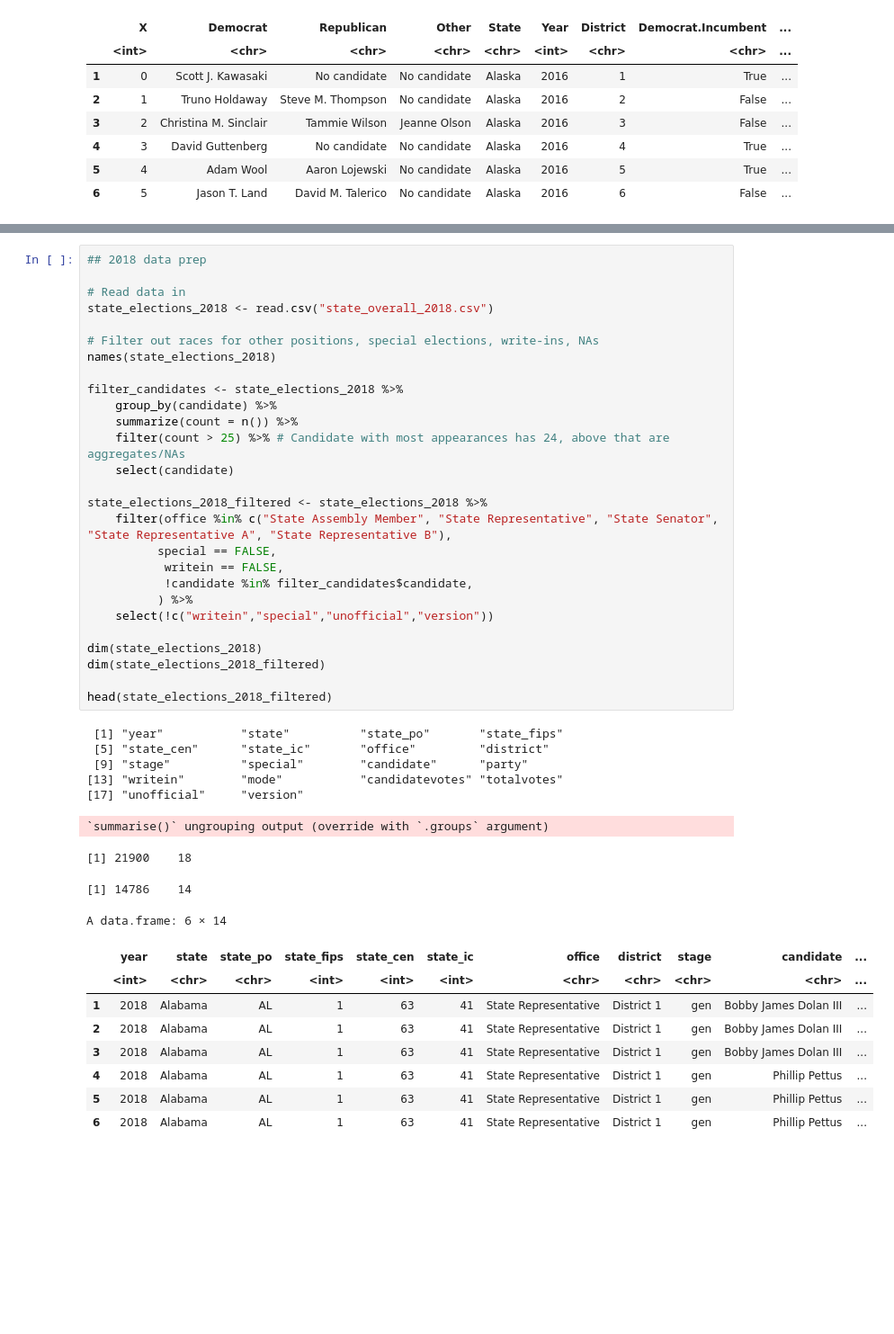
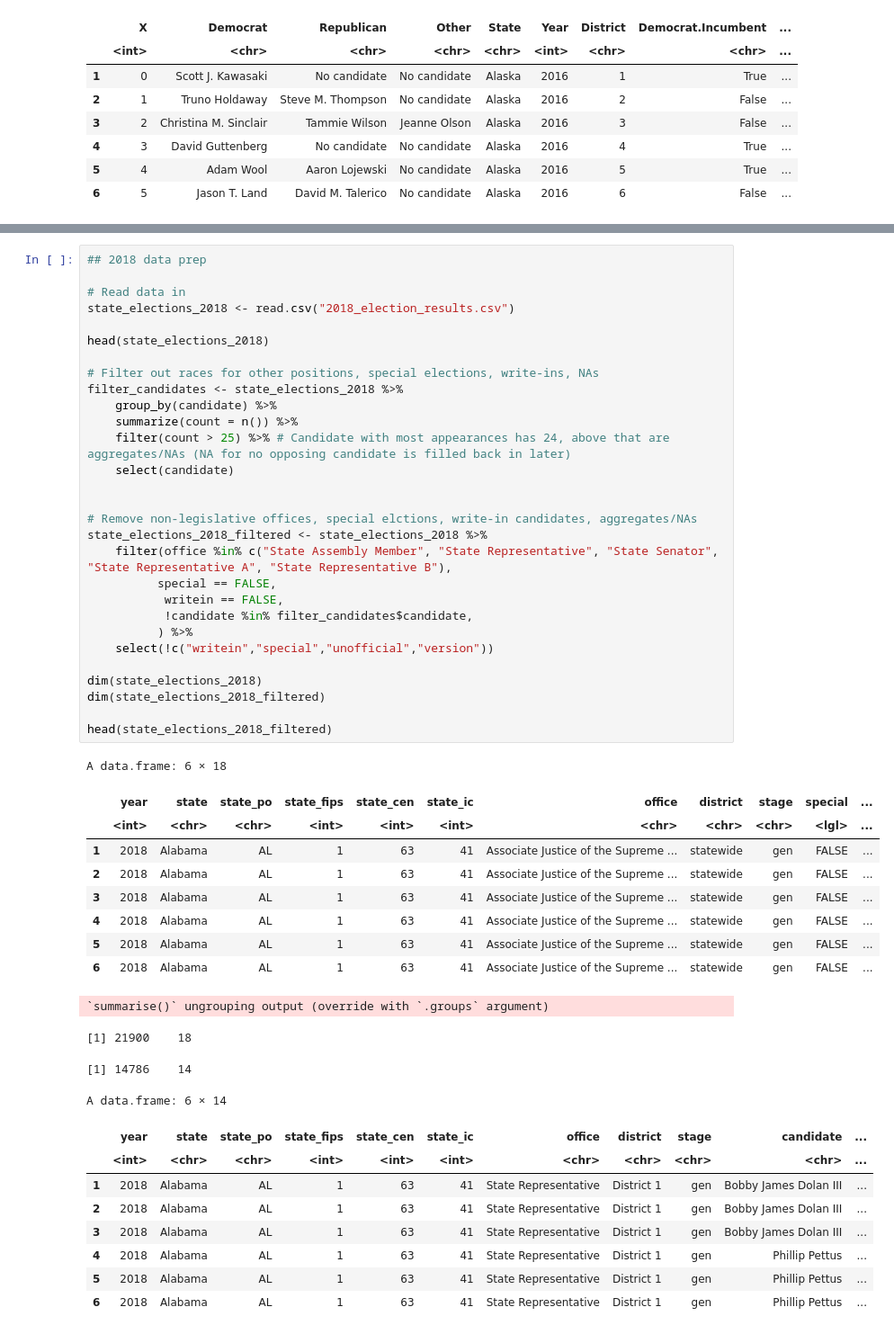
Before and after one commit to michael-bonitati-1117/final_project, a Jupyter notebook: Gender_Code.ipynb, the cells around one changed output, grey strips where cells are left out. Shown at 90% size. Saved outputs shown, nothing was run; the diff lists cells and outputs as text; blank space fills up the shorter version.

```diff
--- a/Gender_Code.ipynb
+++ b/Gender_Code.ipynb
@@ -224,46 +172,52 @@ ERROR: Error in eval(lhs, parent, parent): object 'Dem_data' not found
 # %%
 ## 2018 data prep
 
 # Read data in
-state_elections_2018 <- read.csv("state_overall_2018.csv")
+state_elections_2018 <- read.csv("2018_election_results.csv")
+
+head(state_elections_2018)
 
 # Filter out races for other positions, special elections, write-ins, NAs
-names(state_elections_2018)
-
 filter_candidates <- state_elections_2018 %>%
     group_by(candidate) %>%
     summarize(count = n()) %>%
-    filter(count > 25) %>% # Candidate with most appearances has 24, above that are aggregates/NAs
+    filter(count > 25) %>% # Candidate with most appearances has 24, above that are aggregates/NAs (NA for no opposing candidate is filled back in later)
     select(candidate)
 
+
+# Remove non-legislative offices, special elctions, write-in candidates, aggregates/NAs
 state_elections_2018_filtered <- state_elections_2018 %>%
     filter(office %in% c("State Assembly Member", "State Representative", "State Senator", "State Representative A", "State Representative B"),
           special == FALSE,
            writein == FALSE,
            !candidate %in% filter_candidates$candidate,
           ) %>%
     select(!c("writein","special","unofficial","version"))
 
 dim(state_elections_2018)
 dim(state_elections_2018_filtered)
 
 head(state_elections_2018_filtered)
 # %% [output]
- [1] "year"           "state"          "state_po"       "state_fips"
- [5] "state_cen"      "state_ic"       "office"         "district"
- [9] "stage"          "special"        "candidate"      "party"
-[13] "writein"        "mode"           "candidatevotes" "totalvotes"
-[17] "unofficial"     "version"
+A data.frame: 6 × 18
+|  | year | state | state_po | state_fips | state_cen | state_ic | office | district | stage | special | ... |
+|  | <int> | <chr> | <chr> | <int> | <int> | <int> | <chr> | <chr> | <chr> | <lgl> | ... |
+| 1 | 2018 | Alabama | AL | 1 | 63 | 41 | Associate Justice of the Supreme ... | statewide | gen | FALSE | ... |
+| 2 | 2018 | Alabama | AL | 1 | 63 | 41 | Associate Justice of the Supreme ... | statewide | gen | FALSE | ... |
+| 3 | 2018 | Alabama | AL | 1 | 63 | 41 | Associate Justice of the Supreme ... | statewide | gen | FALSE | ... |
+| 4 | 2018 | Alabama | AL | 1 | 63 | 41 | Associate Justice of the Supreme ... | statewide | gen | FALSE | ... |
+| 5 | 2018 | Alabama | AL | 1 | 63 | 41 | Associate Justice of the Supreme ... | statewide | gen | FALSE | ... |
+| 6 | 2018 | Alabama | AL | 1 | 63 | 41 | Associate Justice of the Supreme ... | statewide | gen | FALSE | ... |
 `summarise()` ungrouping output (override with `.groups` argument)
 [1] 21900    18
 [1] 14786    14
 A data.frame: 6 × 14
-|  | year | state | state_po | state_fips | state_cen | state_ic | office | district | stage | candidate | ... |
-|  | <int> | <chr> | <chr> | <int> | <int> | <int> | <chr> | <chr> | <chr> | <chr> | ... |
-| 1 | 2018 | Alabama | AL | 1 | 63 | 41 | State Representative | District 1 | gen | Bobby James Dolan III | ... |
-| 2 | 2018 | Alabama | AL | 1 | 63 | 41 | State Representative | District 1 | gen | Bobby James Dolan III | ... |
-| 3 | 2018 | Alabama | AL | 1 | 63 | 41 | State Representative | District 1 | gen | Bobby James Dolan III | ... |
-| 4 | 2018 | Alabama | AL | 1 | 63 | 41 | State Representative | District 1 | gen | Phillip Pettus | ... |
-| 5 | 2018 | Alabama | AL | 1 | 63 | 41 | State Representative | District 1 | gen | Phillip Pettus | ... |
-| 6 | 2018 | Alabama | AL | 1 | 63 | 41 | State Representative | District 1 | gen | Phillip Pettus | ... |
+|  | year | state | state_po | state_fips | state_cen | state_ic | office | district | stage | candidate | ... |
+|  | <int> | <chr> | <chr> | <int> | <int> | <int> | <chr> | <chr> | <chr> | <chr> | ... |
+| 1 | 2018 | Alabama | AL | 1 | 63 | 41 | State Representative | District 1 | gen | Bobby James Dolan III | ... |
+| 2 | 2018 | Alabama | AL | 1 | 63 | 41 | State Representative | District 1 | gen | Bobby James Dolan III | ... |
+| 3 | 2018 | Alabama | AL | 1 | 63 | 41 | State Representative | District 1 | gen | Bobby James Dolan III | ... |
+| 4 | 2018 | Alabama | AL | 1 | 63 | 41 | State Representative | District 1 | gen | Phillip Pettus | ... |
+| 5 | 2018 | Alabama | AL | 1 | 63 | 41 | State Representative | District 1 | gen | Phillip Pettus | ... |
+| 6 | 2018 | Alabama | AL | 1 | 63 | 41 | State Representative | District 1 | gen | Phillip Pettus | ... |
 # %%
```
Also changed, not shown: parts of 20 cells of this notebook, 6 other files.
